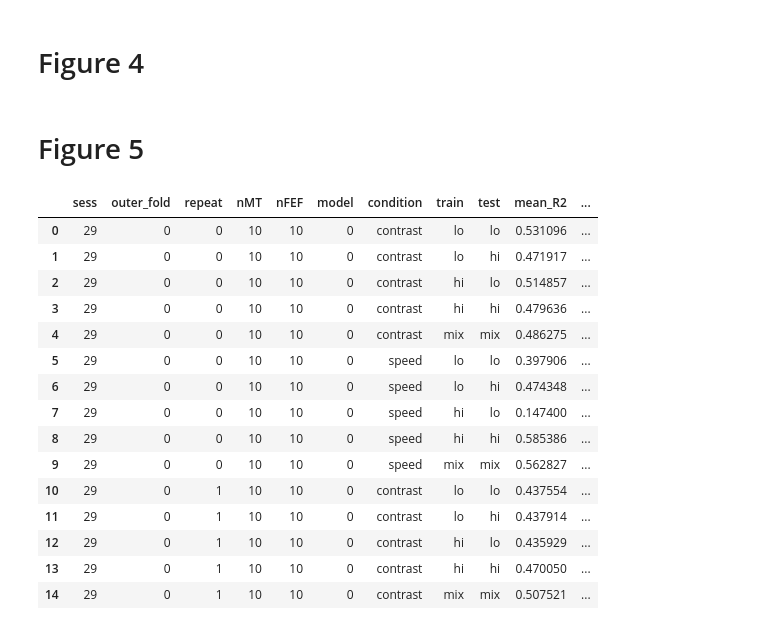
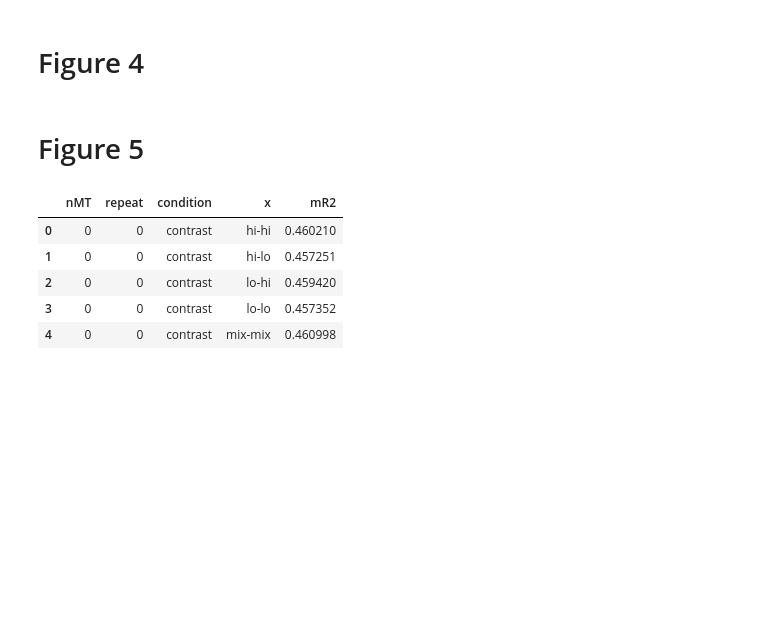
Before and after one commit to mayolabvision/NeuralDecoding, a Jupyter notebook: analyses/GRC_figures.ipynb, the cells around one changed output. Saved outputs shown, nothing was run; the diff lists cells and outputs as text; code cells hidden in the pictures; blank space fills up the shorter version.

Commit message:
messing with test/train accuracy

```diff
--- a/analyses/GRC_figures.ipynb
+++ b/analyses/GRC_figures.ipynb
@@ -476,27 +478,20 @@ ax[1].set_ylim(0,4.5)
 ax[1].set_xticks([-0.6,-0.4, -0.2, 0, 0.2, 0.4, 0.6, 0.8])
 
 fig.savefig(fig_folder+'/neuron_snrVdi_allSess.png', dpi=600, bbox_inches='tight')
-# %% [markdown]
-# Figure 5
+# %% [markdown]
+# Figure 5
 # %%
-conditions = ["nm10"]
+conditions = ["m00"]
 column_names = ['sess','outer_fold','repeat','nMT','nFEF','model','condition','train','test','mean_R2','mean_rho','neuron_inds','time_elapsed']
 df = get_outputsSweep(data_folder+'/cross_conditions',conditions,column_names)
-df.head(15)
+df['x'] = df['train'] + '-' + df['test']
+df2 = df.groupby(['nMT','repeat','condition','x'])["mean_R2"].mean().reset_index(name="mR2")
+df2 = df2.loc[df2['nMT']!=10]
+df2.head(5)
 # %% [output]
-|  | sess | outer_fold | repeat | nMT | nFEF | model | condition | train | test | mean_R2 | ... |
-| 0 | 29 | 0 | 0 | 10 | 10 | 0 | contrast | lo | lo | 0.531096 | ... |
-| 1 | 29 | 0 | 0 | 10 | 10 | 0 | contrast | lo | hi | 0.471917 | ... |
-| 2 | 29 | 0 | 0 | 10 | 10 | 0 | contrast | hi | lo | 0.514857 | ... |
-| 3 | 29 | 0 | 0 | 10 | 10 | 0 | contrast | hi | hi | 0.479636 | ... |
-| 4 | 29 | 0 | 0 | 10 | 10 | 0 | contrast | mix | mix | 0.486275 | ... |
-| 5 | 29 | 0 | 0 | 10 | 10 | 0 | speed | lo | lo | 0.397906 | ... |
-| 6 | 29 | 0 | 0 | 10 | 10 | 0 | speed | lo | hi | 0.474348 | ... |
-| 7 | 29 | 0 | 0 | 10 | 10 | 0 | speed | hi | lo | 0.147400 | ... |
-| 8 | 29 | 0 | 0 | 10 | 10 | 0 | speed | hi | hi | 0.585386 | ... |
-| 9 | 29 | 0 | 0 | 10 | 10 | 0 | speed | mix | mix | 0.562827 | ... |
-| 10 | 29 | 0 | 1 | 10 | 10 | 0 | contrast | lo | lo | 0.437554 | ... |
-| 11 | 29 | 0 | 1 | 10 | 10 | 0 | contrast | lo | hi | 0.437914 | ... |
-| 12 | 29 | 0 | 1 | 10 | 10 | 0 | contrast | hi | lo | 0.435929 | ... |
-| 13 | 29 | 0 | 1 | 10 | 10 | 0 | contrast | hi | hi | 0.470050 | ... |
-| 14 | 29 | 0 | 1 | 10 | 10 | 0 | contrast | mix | mix | 0.507521 | ... |
+|  | nMT | repeat | condition | x | mR2 |
+| 0 | 0 | 0 | contrast | hi-hi | 0.460210 |
+| 1 | 0 | 0 | contrast | hi-lo | 0.457251 |
+| 2 | 0 | 0 | contrast | lo-hi | 0.459420 |
+| 3 | 0 | 0 | contrast | lo-lo | 0.457352 |
+| 4 | 0 | 0 | contrast | mix-mix | 0.460998 |
```
Also changed, not shown: parts of 2 cells of this notebook, 2 other files.
